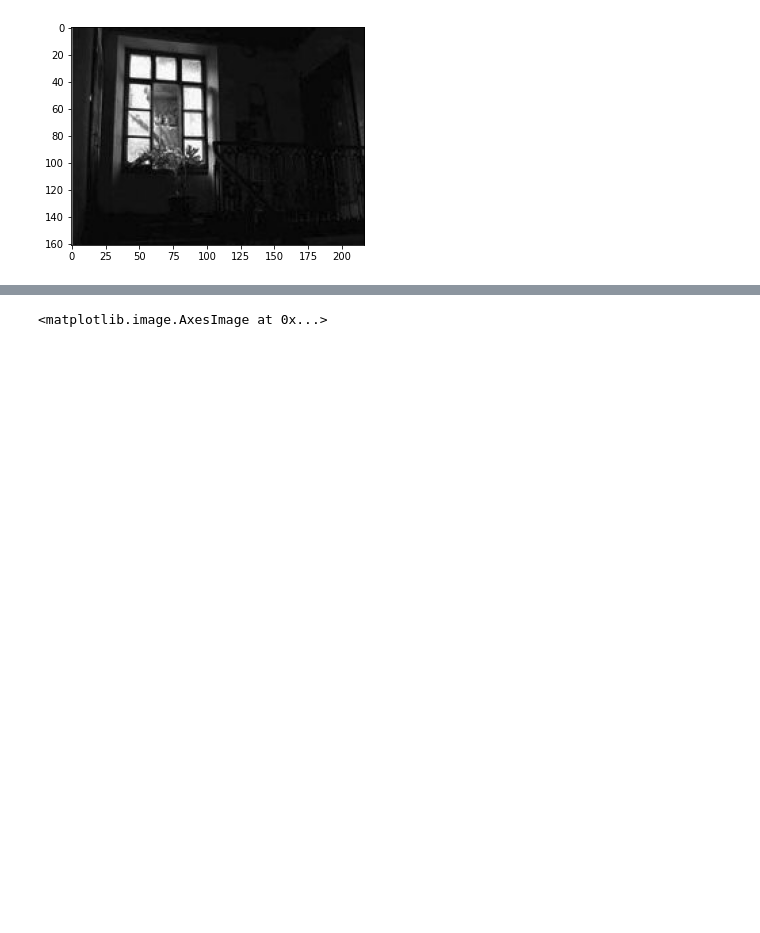
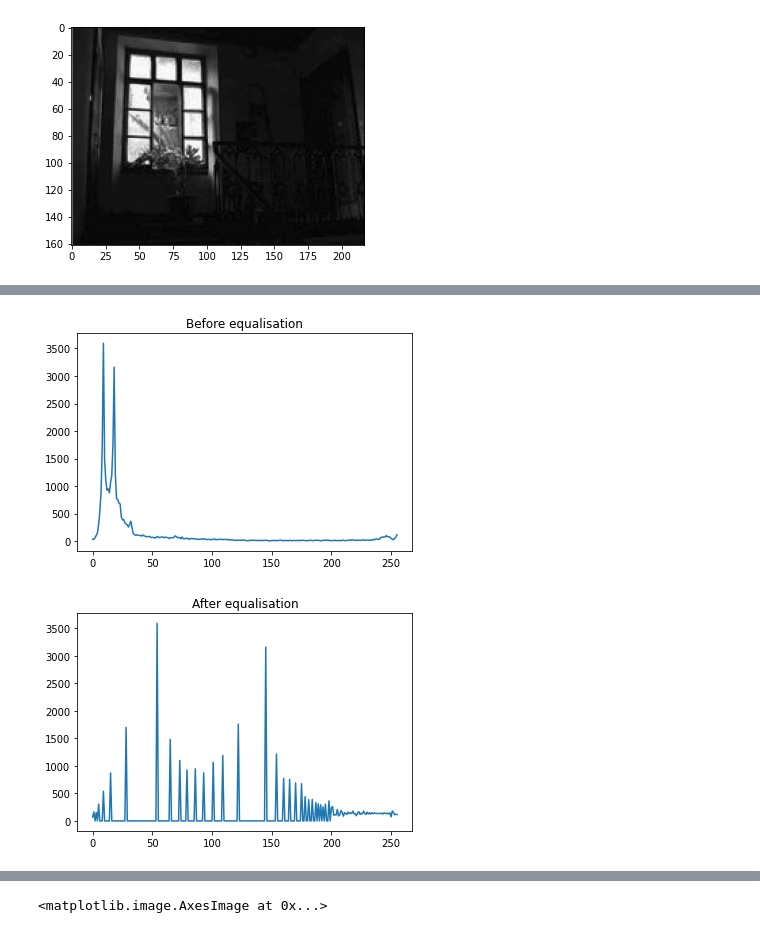
Before and after one commit to apoorwagupta/Digital_Image_Processing, a Jupyter notebook: DIP_ASSIGNMENT1.ipynb, the cells around one changed output, grey strips where cells are left out. Saved outputs shown, nothing was run; the diff lists cells and outputs as text; code cells hidden in the pictures; blank space fills up the shorter version.

```diff
--- a/DIP_ASSIGNMENT1.ipynb
+++ b/DIP_ASSIGNMENT1.ipynb
@@ -118,0 +128,15 @@ NameError: ignored
+# %%
+im4 = cv2.imread('/content/drive/MyDrive/DIPassign/test2.jpg',0)
+equal = cv2.equalizeHist(array(im4))
+grayHist = cv2.calcHist([im4],[0],None,[256],[0,256])
+grayHist_equal = cv2.calcHist([equal],[0],None,[256],[0,256])
+plt.plot(grayHist)
+plt.title("Before equalisation")
+plt.show()
+
+plt.plot(grayHist_equal)
+plt.title("After equalisation")
+plt.show()
+# %% [output]
+[figure, added]
+[figure, added]
```
Also changed, not shown: parts of 27 cells of this notebook.
